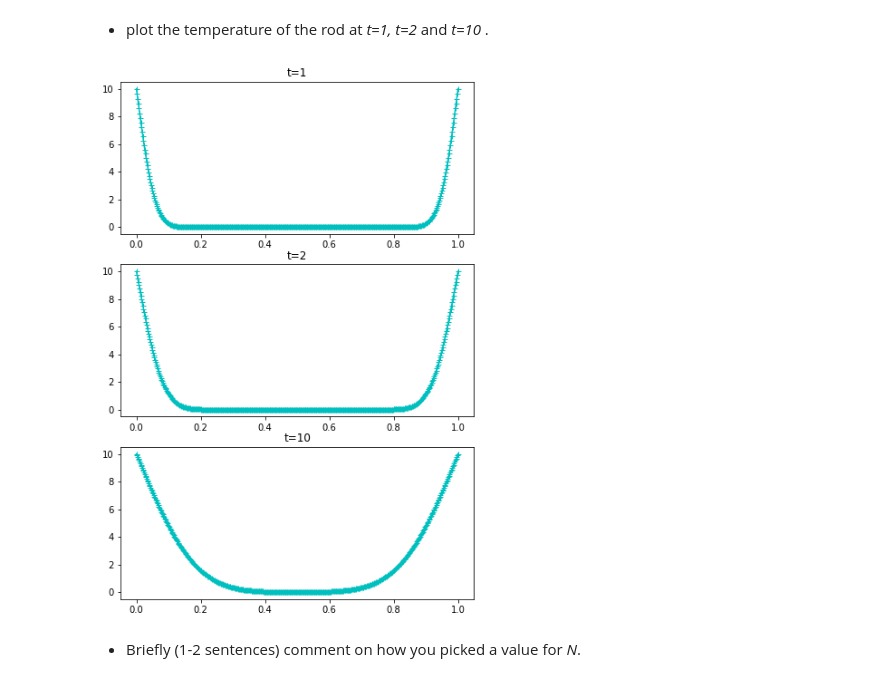
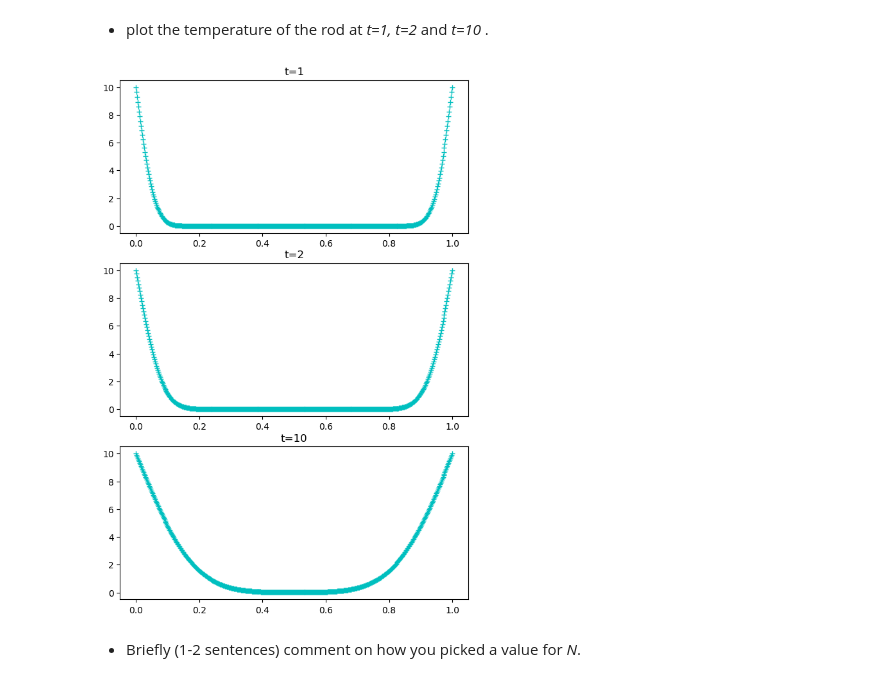
Before and after one commit to YRYoung/HPC, a Jupyter notebook: Assigenment/Assignment_2.ipynb, the cells around one changed output. Saved outputs shown, nothing was run; the diff lists cells and outputs as text; code cells hidden in the pictures.

```diff
--- a/Assigenment/Assignment_2.ipynb
+++ b/Assigenment/Assignment_2.ipynb
@@ -209,23 +209,24 @@ def solve_u(N, t):
 # %% [markdown]
 * plot the temperature of the rod at *t=1, t=2* and *t=10* .
 # %%
+% matplotlib inline
 from tqdm.notebook import tqdm
 import matplotlib.pyplot as plt
 import numpy as np
 
-ts = np.array([1, 2, 10])
+ts = [1, 2, 10]
 N = 500
 fig, ax = plt.subplots(len(ts), 1, figsize=(7, len(ts) * 3.5))
 u = solve_u(N, np.max(ts))
 for count, t in enumerate(tqdm(ts)):
     x = np.linspace(0, 1, N + 1)
     # print(u[:, t * N])
-    ax[count].plot(x, u[:, t * N], 'c+-')
+    ax[count].plot(x, u[:, t * N], 'c+')
     ax[count].set_title('t=' + str(t))
 
 plt.show()
 # %% [output]
-[figure, old version]
+[figure, new version]
 # %% [markdown]
 * Briefly (1-2 sentences) comment on how you picked a value for *N*.
 # %%
```
Also changed, not shown: parts of 5 cells of this notebook.
